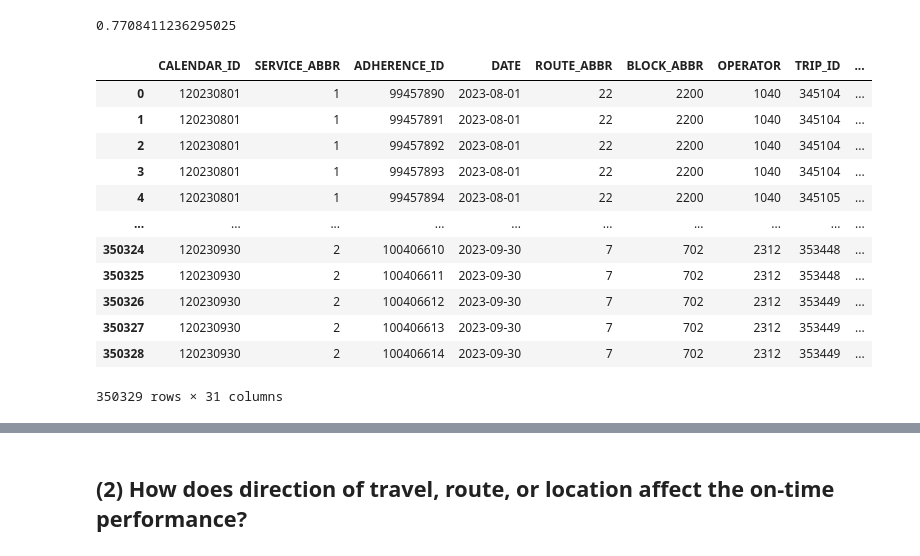
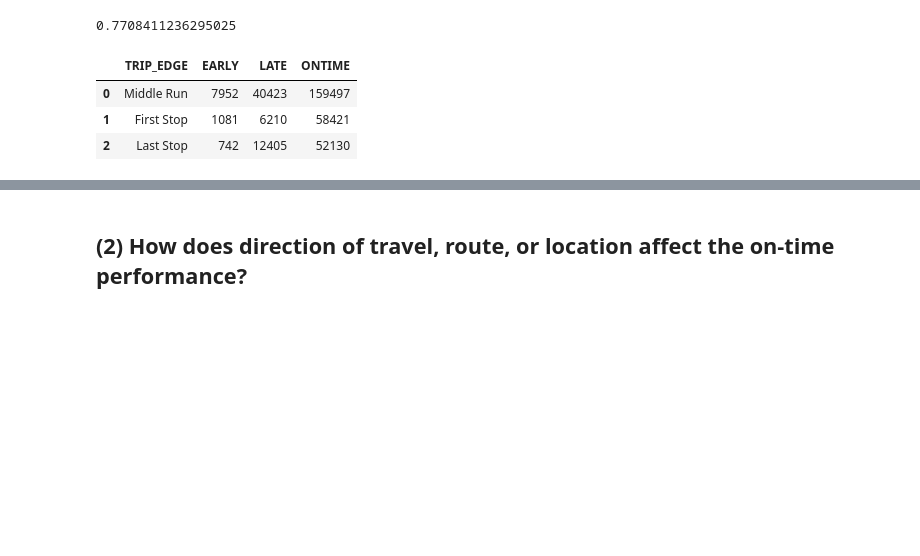
Before and after one commit to NewForce-Cohort-11-Data/wego-bus-lightyear, a Jupyter notebook: notebooks/WeGo Data Introduction.ipynb, the cells around one changed output, grey strips where cells are left out. Cells and saved outputs as stored; diff of their text form; code cells hidden in the pictures; blank space fills up the shorter version.

```diff
--- a/notebooks/WeGo Data Introduction.ipynb
+++ b/notebooks/WeGo Data Introduction.ipynb
@@ -196,23 +224,41 @@ ontime_count
 # %%
-workingtable['ON_TIME'] = np.where(
-    (workingtable['ADHERENCE'].notnull()) & (workingtable['ADHERENCE'].between(-6, 6)),
-    1,
-    0
-)
-workingtable
+# Cell 5 Q1  (Probably the only cell we actually needed)
+
+# Grouped to the stop type
+
+trip_edge_counts = workingtable.groupby('TRIP_EDGE').agg({
+    'ADJUSTED_EARLY_COUNT': 'sum',
+    'ADJUSTED_LATE_COUNT': 'sum',
+    'ADJUSTED_ONTIME_COUNT': 'sum'
+}).reset_index()
+
+# Keep It Simple Stupid
+
+trip_edge_counts = trip_edge_counts.rename(columns={
+    'ADJUSTED_EARLY_COUNT': 'EARLY',
+    'ADJUSTED_LATE_COUNT': 'LATE',
+    'ADJUSTED_ONTIME_COUNT': 'ONTIME'
+})
+
+# Labels for reading stuff easy
+
+trip_edge_counts['TRIP_EDGE'] = trip_edge_counts['TRIP_EDGE'].map({
+    0: 'Middle Run',
+    1: 'First Stop',
+    2: 'Last Stop'
+})
+
+# Ordered for mah viewing pleasure
+
+trip_edge_counts = trip_edge_counts[['TRIP_EDGE', 'EARLY', 'LATE', 'ONTIME']]
+
+# hava looky see
+
+trip_edge_counts
 # %% [output]
-|  | CALENDAR_ID | SERVICE_ABBR | ADHERENCE_ID | DATE | ROUTE_ABBR | BLOCK_ABBR | OPERATOR | TRIP_ID | ... |
-| 0 | 120230801 | 1 | 99457890 | 2023-08-01 | 22 | 2200 | 1040 | 345104 | ... |
-| 1 | 120230801 | 1 | 99457891 | 2023-08-01 | 22 | 2200 | 1040 | 345104 | ... |
-| 2 | 120230801 | 1 | 99457892 | 2023-08-01 | 22 | 2200 | 1040 | 345104 | ... |
-| 3 | 120230801 | 1 | 99457893 | 2023-08-01 | 22 | 2200 | 1040 | 345104 | ... |
-| 4 | 120230801 | 1 | 99457894 | 2023-08-01 | 22 | 2200 | 1040 | 345105 | ... |
-| ... | ... | ... | ... | ... | ... | ... | ... | ... | ... |
-| 350324 | 120230930 | 2 | 100406610 | 2023-09-30 | 7 | 702 | 2312 | 353448 | ... |
-| 350325 | 120230930 | 2 | 100406611 | 2023-09-30 | 7 | 702 | 2312 | 353448 | ... |
-| 350326 | 120230930 | 2 | 100406612 | 2023-09-30 | 7 | 702 | 2312 | 353449 | ... |
-| 350327 | 120230930 | 2 | 100406613 | 2023-09-30 | 7 | 702 | 2312 | 353449 | ... |
-| 350328 | 120230930 | 2 | 100406614 | 2023-09-30 | 7 | 702 | 2312 | 353449 | ... |
+|  | TRIP_EDGE | EARLY | LATE | ONTIME |
+| 0 | Middle Run | 7952 | 40423 | 159497 |
+| 1 | First Stop | 1081 | 6210 | 58421 |
+| 2 | Last Stop | 742 | 12405 | 52130 |
-350329 rows × 31 columns
 # %%
 # Calculate overall on-time performance
```
Also changed, not shown: parts of 17 cells of this notebook, 2 other files.
